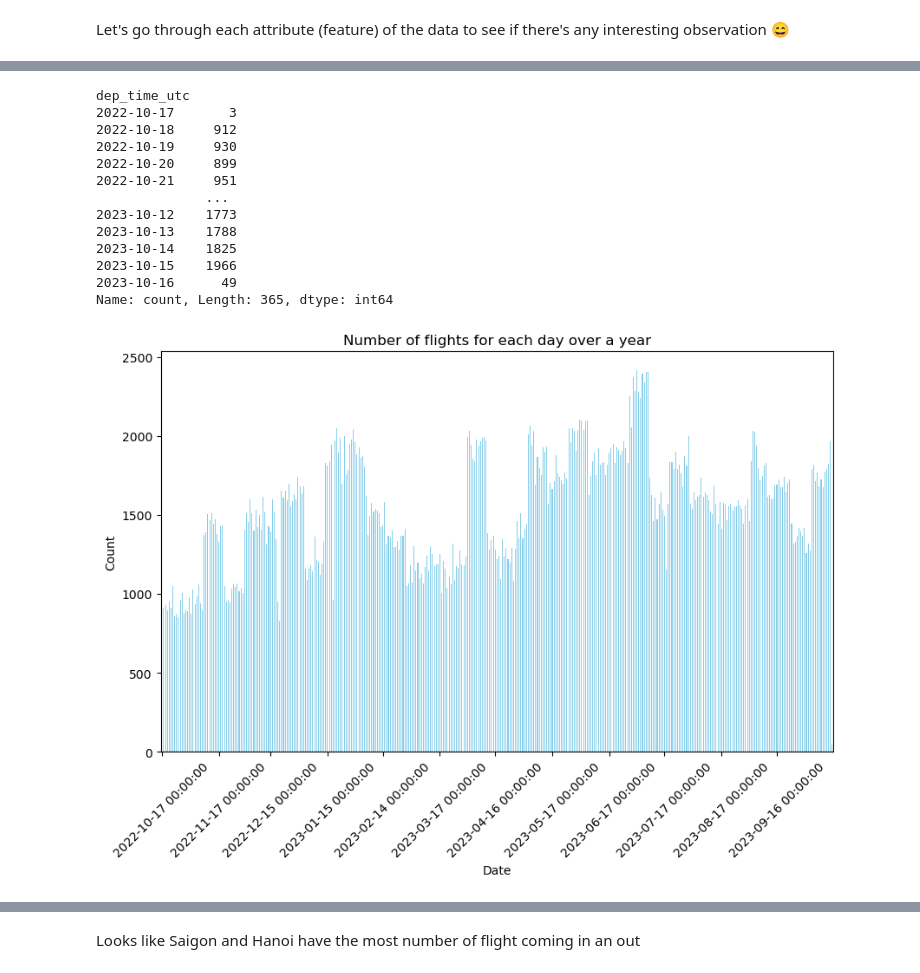
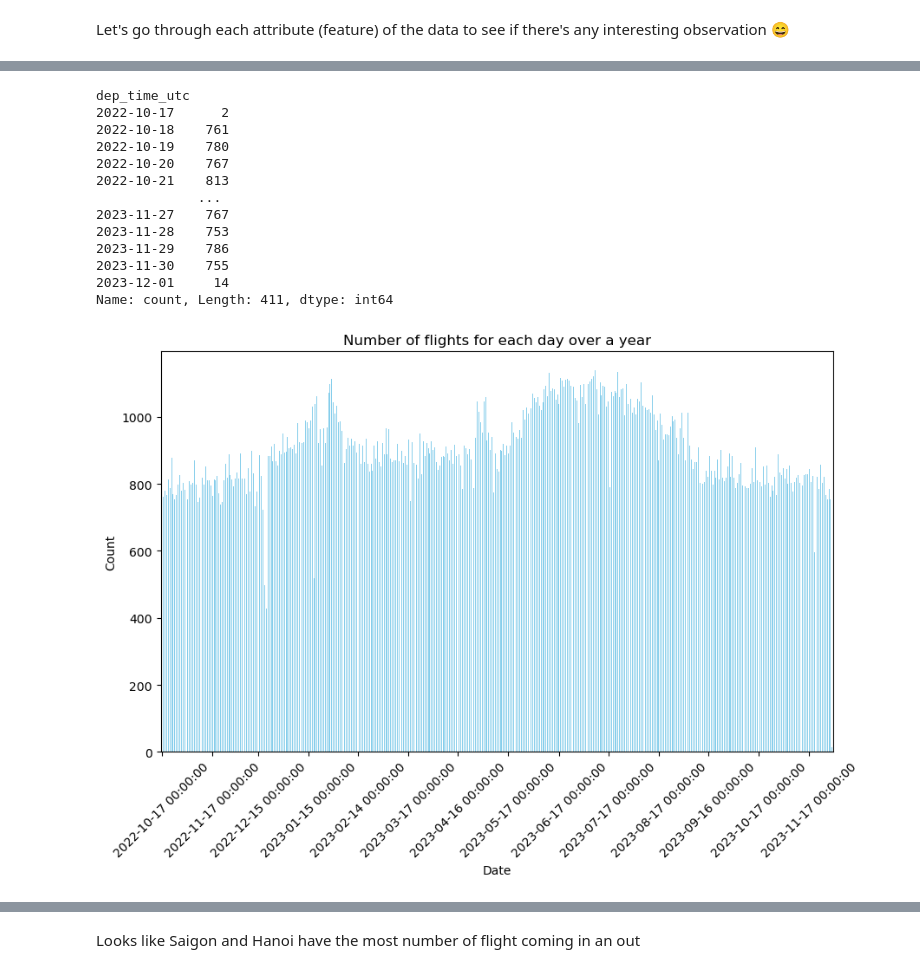
Before and after one commit to jkruke/airline-delay-prediction, a Jupyter notebook: analysis/delay-big.ipynb, the cells around one changed output, grey strips where cells are left out. Cells and saved outputs as stored; diff of their text form; code cells hidden in the pictures.

```diff
--- a/analysis/delay-big.ipynb
+++ b/analysis/delay-big.ipynb
@@ -8,7 +8,7 @@ from datetime import datetime
 Intel MKL WARNING: Support of Intel(R) Streaming SIMD Extensions 4.2 (Intel(R) SSE4.2) enabled only processors has been deprecated. Intel oneAPI Math Kernel Library 2025.0 will require Intel(R) Advanc ...
 Intel MKL WARNING: Support of Intel(R) Streaming SIMD Extensions 4.2 (Intel(R) SSE4.2) enabled only processors has been deprecated. Intel oneAPI Math Kernel Library 2025.0 will require Intel(R) Advanc ...
 # %%
-csv_path = '../data/airline-delay-big.csv'
+csv_path = '../data/history/flightsHistory.csv.gz'
 
 data = pd.read_csv(csv_path)
 
@@ -90,33 +91,33 @@ num_flights_daily = unique_dates.sort_index()
 num_flights_daily
 # %% [output]
 dep_time_utc
-2022-10-17       3
-2022-10-18     912
-2022-10-19     930
-2022-10-20     899
-2022-10-21     951
-              ...
-2023-10-12    1773
-2023-10-13    1788
-2023-10-14    1825
-2023-10-15    1966
-2023-10-16      49
-Name: count, Length: 365, dtype: int64
+2022-10-17      2
+2022-10-18    761
+2022-10-19    780
+2022-10-20    767
+2022-10-21    813
+             ...
+2023-11-27    767
+2023-11-28    753
+2023-11-29    786
+2023-11-30    755
+2023-12-01     14
+Name: count, Length: 411, dtype: int64
 # %%
 fig, ax = plt.subplots(figsize=(10, 6))
 num_flights_daily.plot(kind='bar', color='skyblue', ax=ax)
 
 # Set the locator for the x-axis to show only the first day of each month
-ax.xaxis.set_major_locator(MonthLocator(bymonthday=1))
+ax.xaxis.set_major_locator(MonthLocator())
 
 # Add labels and title
 plt.title('Number of flights for each day over a year')
 plt.xlabel('Date')
 plt.ylabel('Count')
 plt.xticks(rotation=45)  # Rotate x-axis labels for better readability
 plt.show()
 # %% [output]
-[figure, old version]
+[figure, new version]
 # %%
 dep_iatas = data.dep_iata.value_counts().head(10)[::-1]
 arr_iatas = data.arr_iata.value_counts().head(10)[::-1]
```
Also changed, not shown: parts of 24 cells of this notebook, 2 other files.
